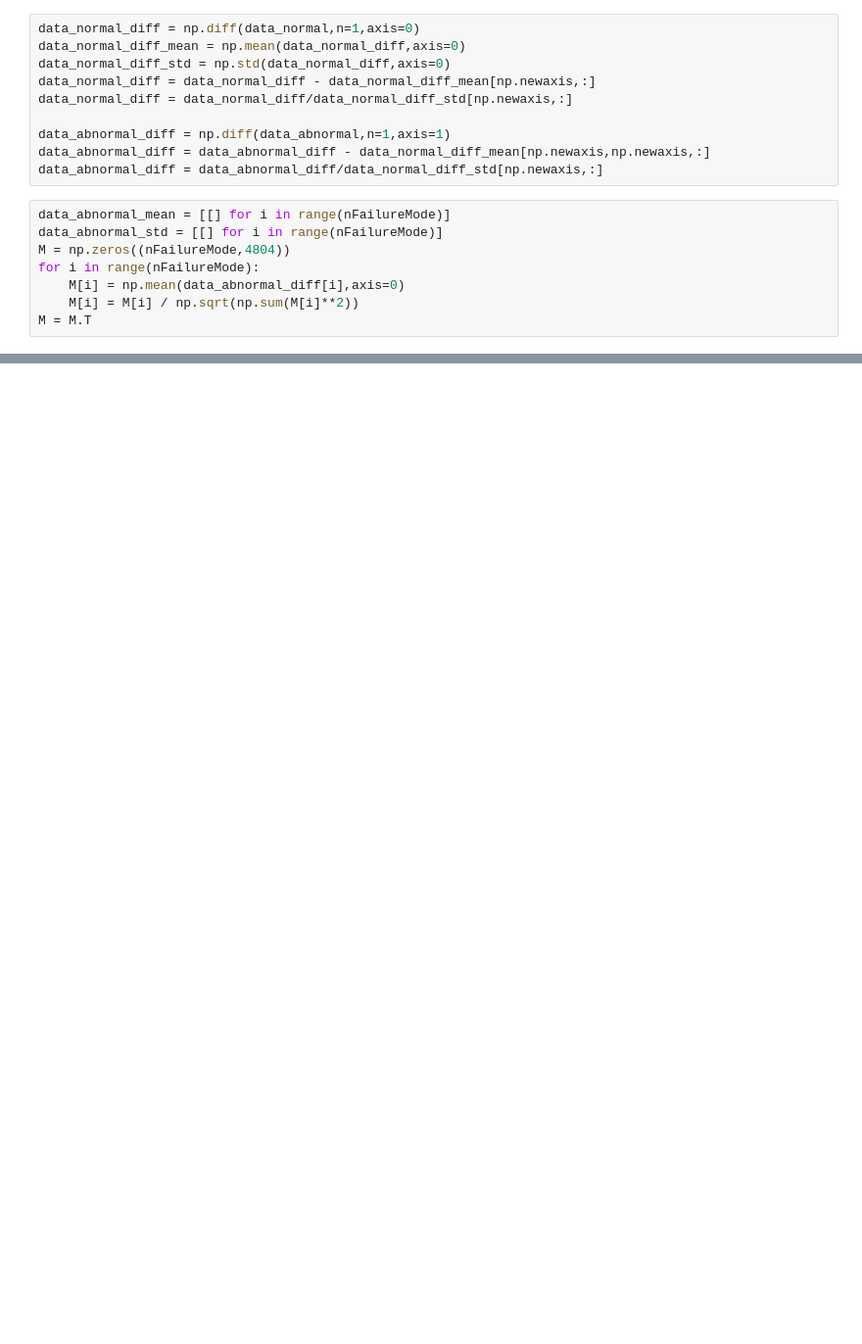
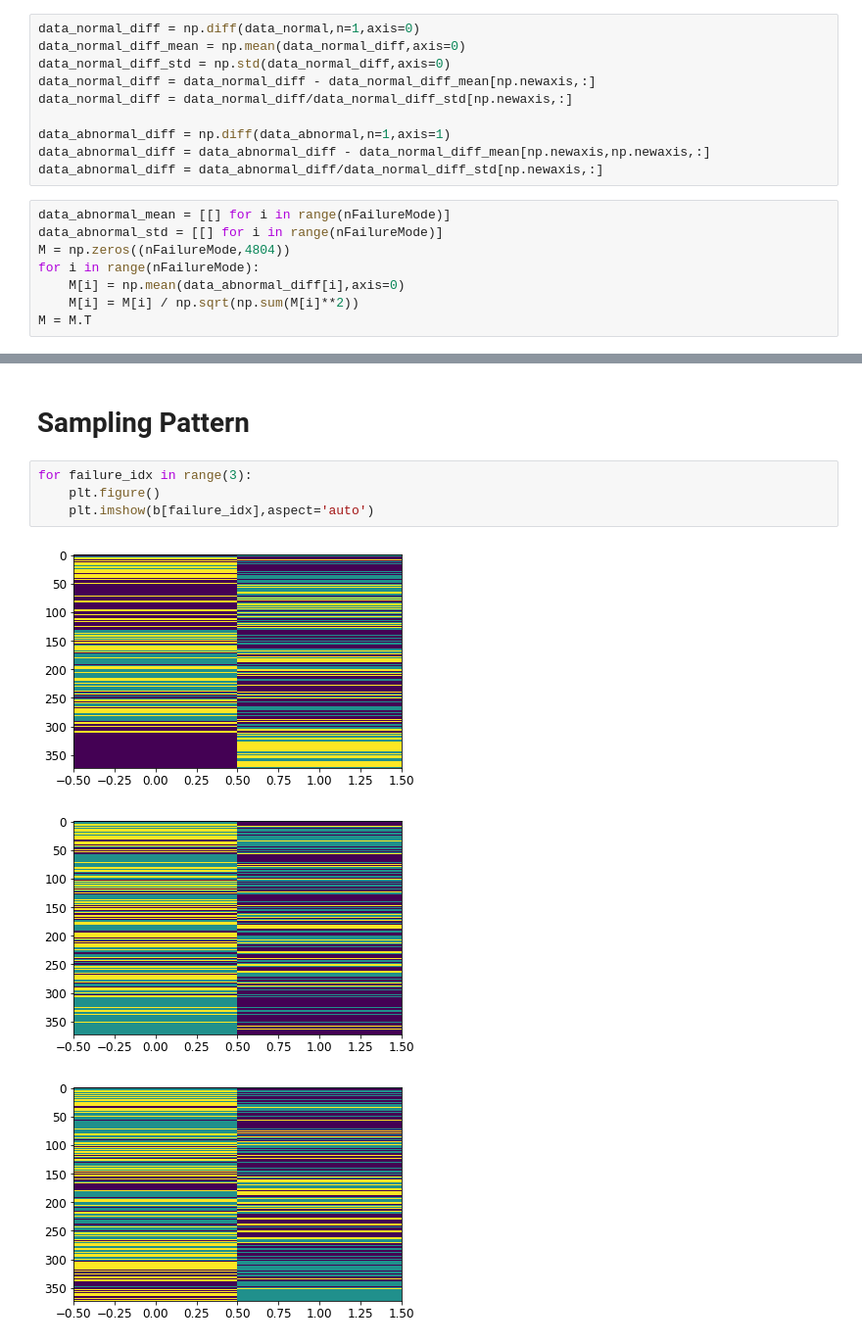
Before and after one commit to hyan46/ExtendedTSSRP, a Jupyter notebook: case_tonnage.ipynb, the cells around one changed output, grey strips where cells are left out. Shown: that part at 98% size. Drawn from its saved outputs; the diff is of its cells as text; blank space fills up the shorter version.

```diff
--- a/case_tonnage.ipynb
+++ b/case_tonnage.ipynb
@@ -122,0 +128,10 @@ for failure_idx in range(3):
+# %% [markdown]
+# Sampling Pattern
+# %%
+for failure_idx in range(3):
+    plt.figure()
+    plt.imshow(b[failure_idx],aspect='auto')
+# %% [output]
+[figure, added]
+[figure, added]
+[figure, added]
```
Also changed, not shown: parts of 19 cells of this notebook, 42 other files.
